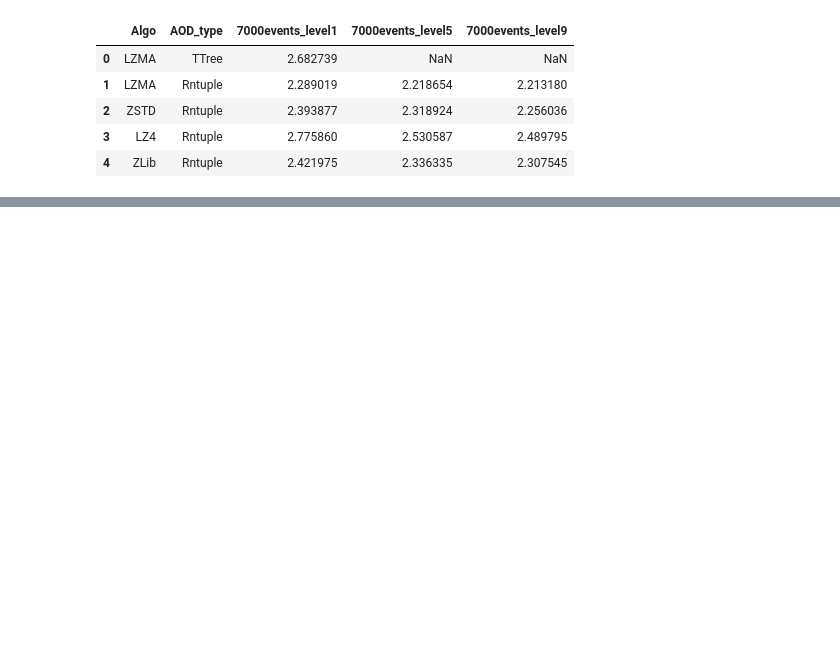
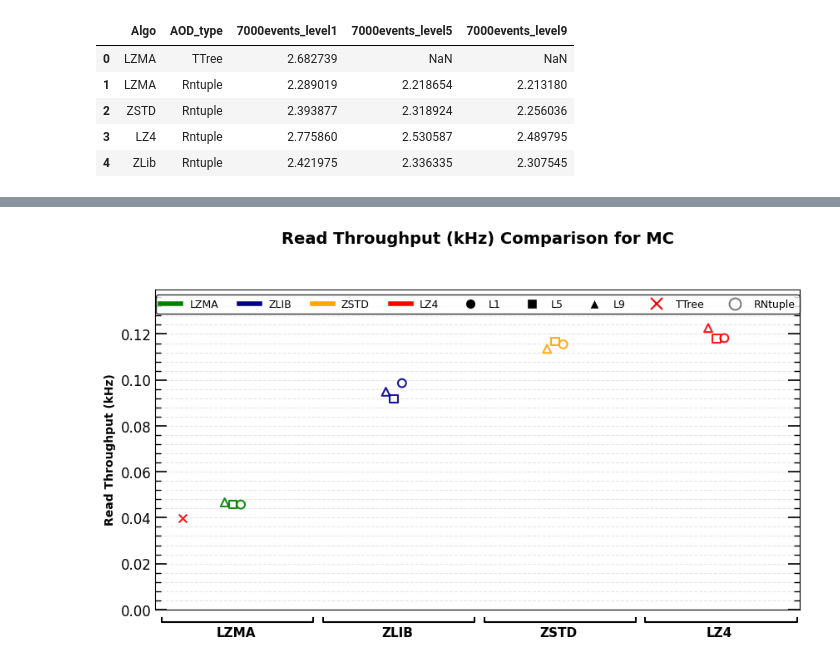
Before and after one commit to Bralyne/DAOD_Compression_Analysis, a Jupyter notebook: workspaces/Analysis.ipynb, the cells around one changed output, grey strips where cells are left out. Drawn from its saved outputs; the diff is of its cells as text; code cells hidden in the pictures; blank space fills up the shorter version.

```diff
--- a/workspaces/Analysis.ipynb
+++ b/workspaces/Analysis.ipynb
@@ -466,0 +275,97 @@ plt.show()
+# %%
+# Read Throughput plots for MC
+
+df = pd.read_csv('All_Compression_Algo_metrics.csv')
+df = df[df["Cores"] == 1].copy()
+
+df["Algo"] = df["Algo"].astype(str).str.strip().str.upper()
+df["AODtype"] = df["AODtype"].astype(str).str.strip().str.upper()
+df["Level"] = pd.to_numeric(df["Level"], errors='coerce').fillna(0).astype(int)
+
+metric_col = "Job_Read_Throughput(events/ms)"
+display_name = "Read Throughput (kHz)"
+
+
+algos = ["LZMA", "ZLIB", "ZSTD", "LZ4"]
+marker_symbols = {1: "o", 5: "s", 9: "^"}
+color_map = {"LZMA": "green", "ZLIB": "darkblue", "ZSTD": "orange", "LZ4": "red"}
+
+fig, ax = plt.subplots(figsize=(10, 5))
+
+ax.tick_params(which='both', direction='in', top=True, right=True, labelsize=12)
+ax.tick_params(which='major', length=10, width=1.2)
+ax.tick_params(which='minor', length=5, width=1.0)
+
+ax.yaxis.set_minor_locator(AutoMinorLocator(5))
+ax.xaxis.set_minor_locator(AutoMinorLocator(2))
+
+ax.grid(True, which='both', axis='both', linestyle='--', alpha=0.3, zorder=0)
+
+jitter_offset = 0.18
+level_shift = 0.05
+
+level_adjust = {1: -level_shift, 5: 0, 9: level_shift}
+
+for i, algo in enumerate(algos):
+    for fmt in ["TTREE", "RNTUPLE"]:
+        for lvl in [1, 5, 9]:
+            subset = df[(df["Algo"] == algo) & (df["AODtype"] == fmt) & (df["Level"] == lvl)]
+            if not subset.empty:
+                val = subset[metric_col].mean()
+
+                fmt_pos = i - jitter_offset if fmt == "TTREE" else i + jitter_offset
+
+                x_pos = fmt_pos - level_adjust[lvl]
+
+                ax.scatter(x_pos-0.2, val,
+                           marker="x" if fmt == "TTREE" else marker_symbols[lvl],
+                           color="red" if fmt == "TTREE" else color_map[algo],
+                           s=50,
+                           edgecolors=None if fmt == "TTREE" else color_map[algo],
+                           linewidths=1.5,
+                           facecolors="red" if fmt == "TTREE" else ('none' if fmt == "RNTUPLE" else color_map[algo]),
+                           alpha=0.9,
+                           zorder=4)
+
+plt.draw()
+
+y_min, y_max = ax.get_ylim()
+bracket_y = 0 - (y_max - y_min) * 0.06
+bracket_height = (y_max - y_min) * 0.02
+
+for i, algo in enumerate(algos):
+    left_edge = i - jitter_offset - 0.28
+    right_edge = i + jitter_offset + 0.3
+
+    ax.plot([left_edge, left_edge, right_edge, right_edge],
+            [bracket_y + bracket_height, bracket_y, bracket_y, bracket_y + bracket_height],
+            color='black', lw=1.5, clip_on=False)
+
+    ax.text(i, bracket_y - (y_max - y_min) * 0.02, algo,
+            ha='center', va='top', fontsize=11, fontweight='bold', clip_on=False)
+
+ax.set_title(f"{display_name} Comparison for MC", fontsize=14, fontweight='bold', pad=40)
+
+algo_handles = [Line2D([0], [0], color=color_map[a], lw=4, label=a.upper()) for a in algos]
+
+format_handles = [
+    Line2D([0], [0], marker='o', color='w', label='L1', markerfacecolor='black', markersize=9),
+    Line2D([0], [0], marker='s', color='w', label='L5', markerfacecolor='black', markersize=9),
+    Line2D([0], [0], marker='^', color='w', label='L9', markerfacecolor='black', markersize=9),
+    Line2D([0], [0], marker='x', color='w', label='TTree', markeredgecolor='red', markerfacecolor='red', markeredgewidth=1.5, markersize=10),
+    Line2D([0], [0], marker='o', color='w', label='RNtuple', markerfacecolor='none', markeredgecolor='gray', markeredgewidth=1.5, markersize=10)
+]
+
+ax.legend(handles=algo_handles + format_handles, loc='upper center',
+          bbox_to_anchor=(0.5, 1.0), ncol=9, frameon=True, edgecolor='black', fontsize=9)
+
+ax.set_ylabel(display_name, fontsize=10, fontweight='bold')
+ax.set_xticks([])
+ax.set_xlim(-0.5, len(algos) - 0.5)
+
+
+ax.set_ylim(0, y_max * 1.1)
+
+plt.show()
+# %% [output]
+[figure, added]
```
Also changed, not shown: parts of 9 cells of this notebook.
